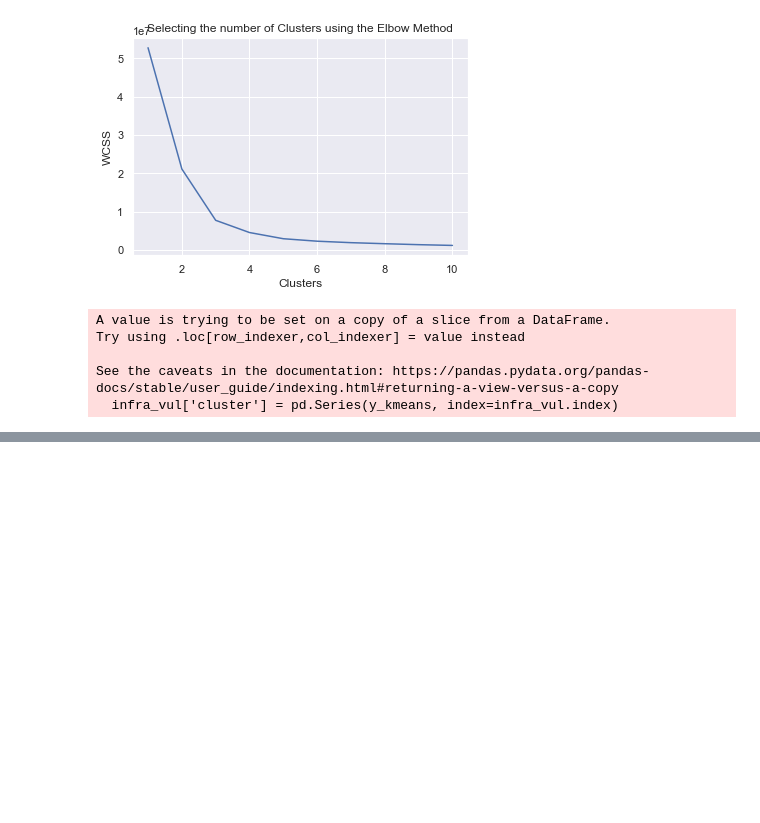
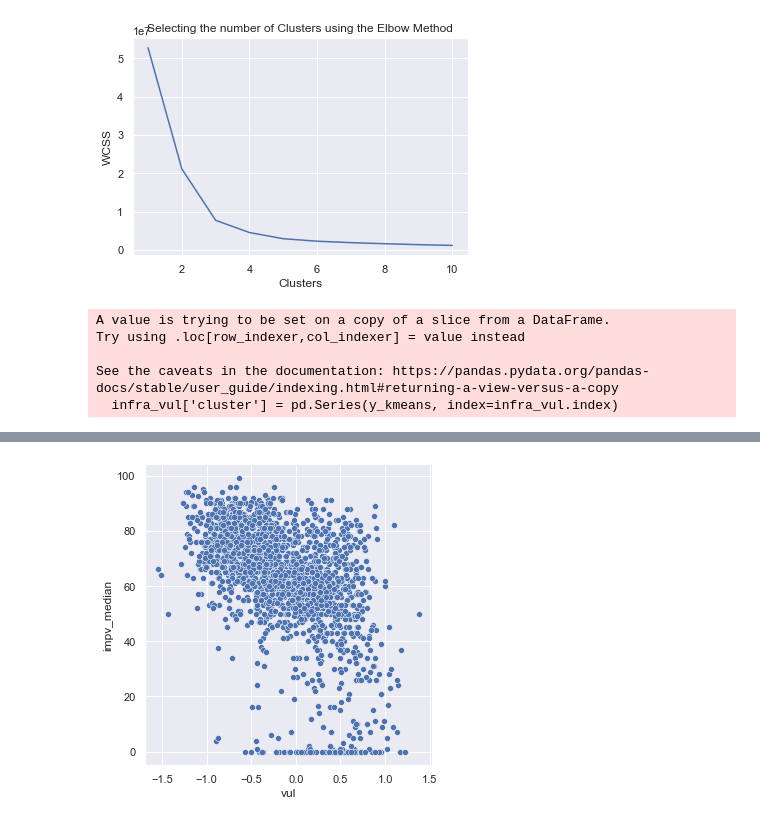
Before and after one commit to janderson5417/earthgrids_v2, a Jupyter notebook: k-means_clustering.ipynb, the cells around one changed output, grey strips where cells are left out. Saved outputs shown, nothing was run; the diff lists cells and outputs as text; code cells hidden in the pictures; blank space fills up the shorter version.

```diff
--- a/k-means_clustering.ipynb
+++ b/k-means_clustering.ipynb
@@ -229,0 +241,4 @@ sns.relplot(x='vul', y='impv_median', hue = 'cluster', data=infra_vul)
+# %%
+sns.relplot(x='vul', y='impv_median', data=infra_vul);
+# %% [output]
+[figure, added]
```
Also changed, not shown: parts of 29 cells of this notebook, 3 other files.
